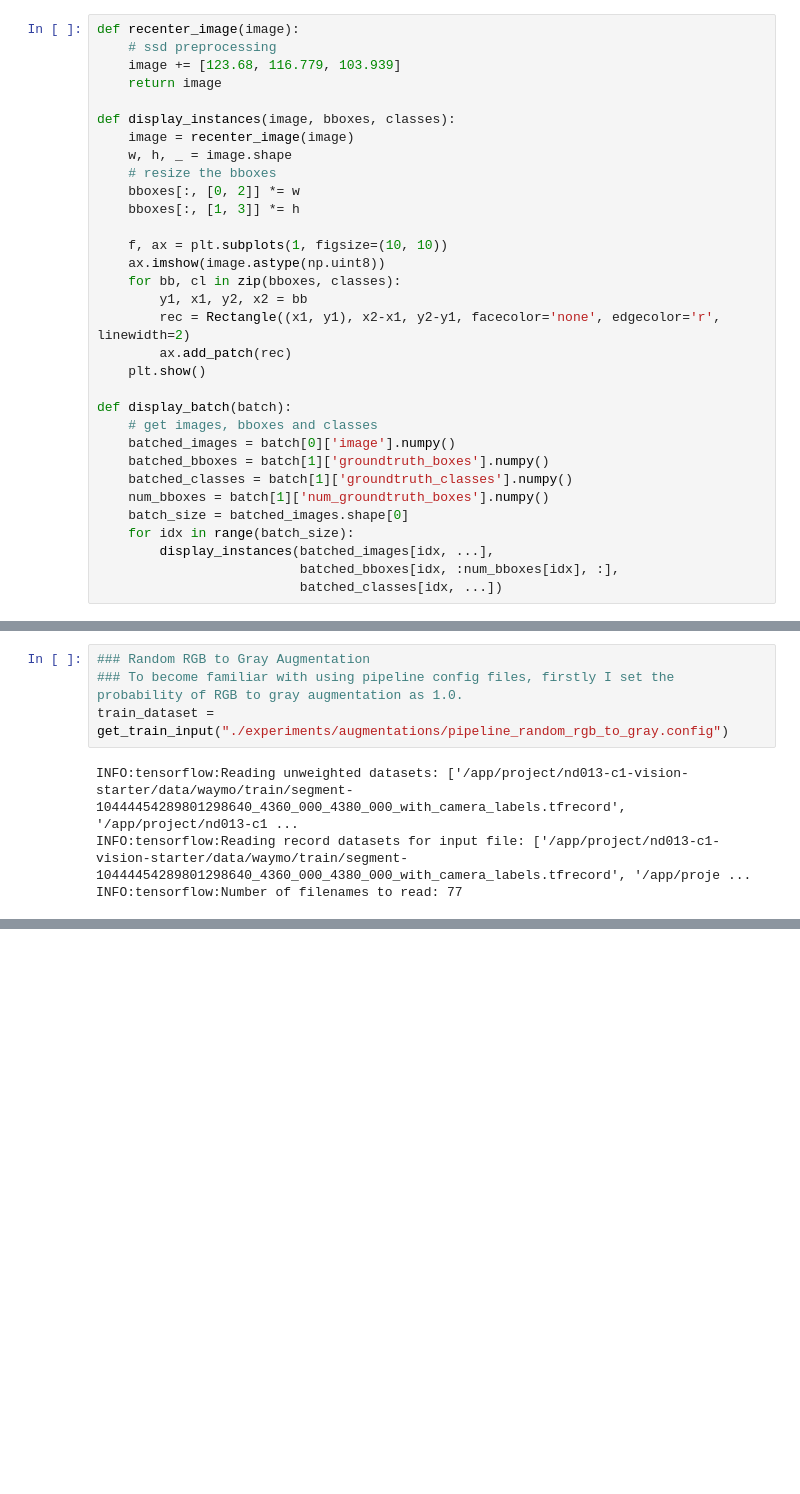
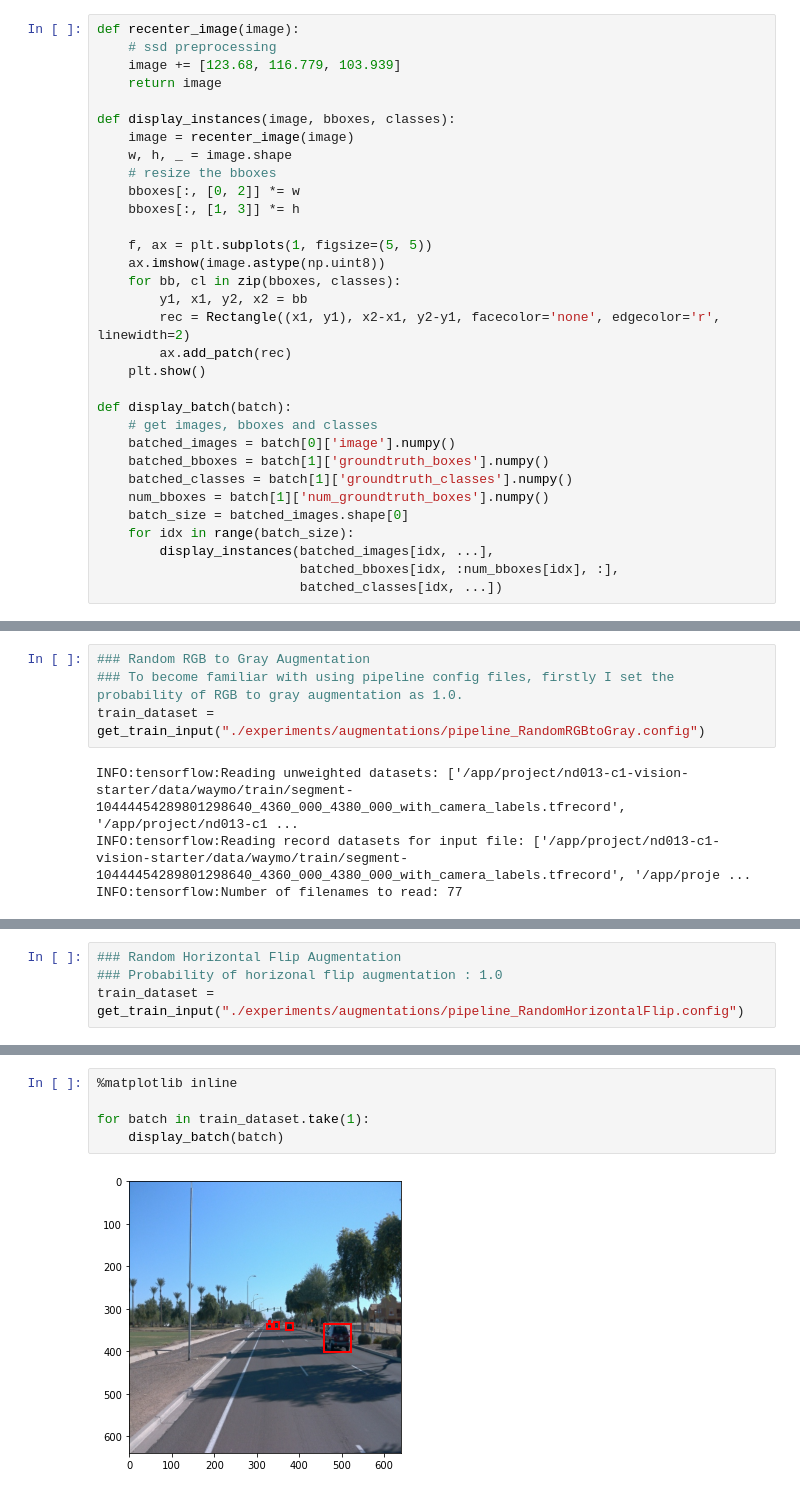
Before and after one commit to taemt94/Udacity_Self-Driving_Car_Engineer_Project, a Jupyter notebook: 1_Object_Detection_in_an_Urban_Environment/nd013-c1-vision-starter/Explore augmentations.ipynb, the cells around one changed output, grey strips where cells are left out. Cells and saved outputs as stored; diff of their text form; blank space fills up the shorter version.

```diff
--- a/1_Object_Detection_in_an_Urban_Environment/nd013-c1-vision-starter/Explore augmentations.ipynb
+++ b/1_Object_Detection_in_an_Urban_Environment/nd013-c1-vision-starter/Explore augmentations.ipynb
@@ -29,7 +29,7 @@ def display_instances(image, bboxes, classes):
     bboxes[:, [0, 2]] *= w
     bboxes[:, [1, 3]] *= h
 
-    f, ax = plt.subplots(1, figsize=(10, 10))
+    f, ax = plt.subplots(1, figsize=(5, 5))
     ax.imshow(image.astype(np.uint8))
     for bb, cl in zip(bboxes, classes):
         y1, x1, y2, x2 = bb
@@ -55,7 +55,7 @@ from utils import get_train_input
 # %%
 ### Random RGB to Gray Augmentation
 ### To become familiar with using pipeline config files, firstly I set the probability of RGB to gray augmentation as 1.0.
-train_dataset = get_train_input("./experiments/augmentations/pipeline_random_rgb_to_gray.config")
+train_dataset = get_train_input("./experiments/augmentations/pipeline_RandomRGBtoGray.config")
 # %% [output]
 INFO:tensorflow:Reading unweighted datasets: ['/app/project/nd013-c1-vision-starter/data/waymo/train/segment-10444454289801298640_4360_000_4380_000_with_camera_labels.tfrecord', '/app/project/nd013-c1 ...
 INFO:tensorflow:Reading record datasets for input file: ['/app/project/nd013-c1-vision-starter/data/waymo/train/segment-10444454289801298640_4360_000_4380_000_with_camera_labels.tfrecord', '/app/proje ...
@@ -70,0 +71,4 @@ for batch in train_dataset.take(1):
+# %%
+### Random Horizontal Flip Augmentation
+### Probability of horizonal flip augmentation : 1.0
+train_dataset = get_train_input("./experiments/augmentations/pipeline_RandomHorizontalFlip.config")
@@ -70,0 +79,7 @@ for batch in train_dataset.take(1):
+# %%
+%matplotlib inline
+
+for batch in train_dataset.take(1):
+    display_batch(batch)
+# %% [output]
+[figure, added]
```
Also changed, not shown: parts of 13 cells of this notebook, 7 other files.
